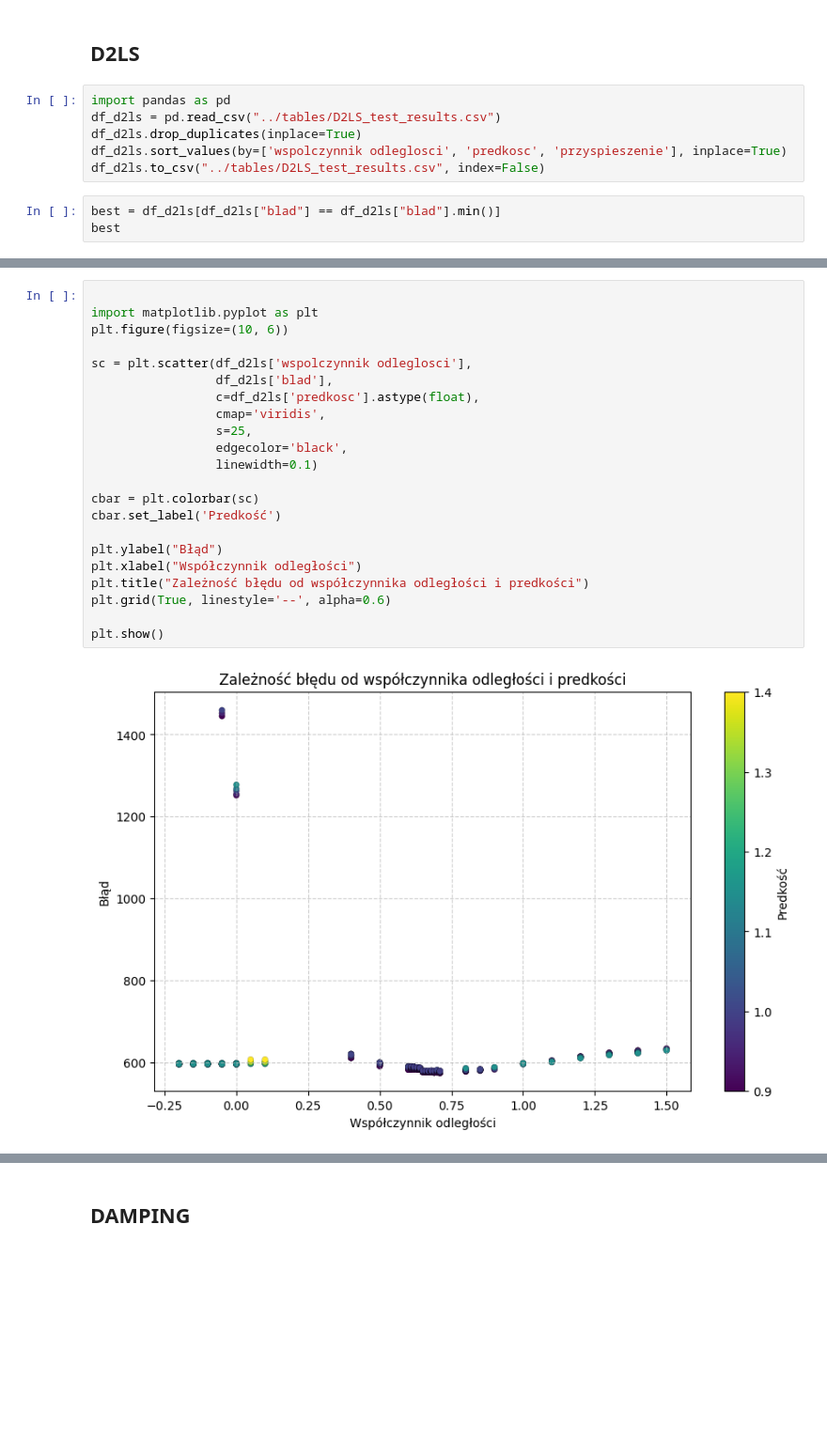
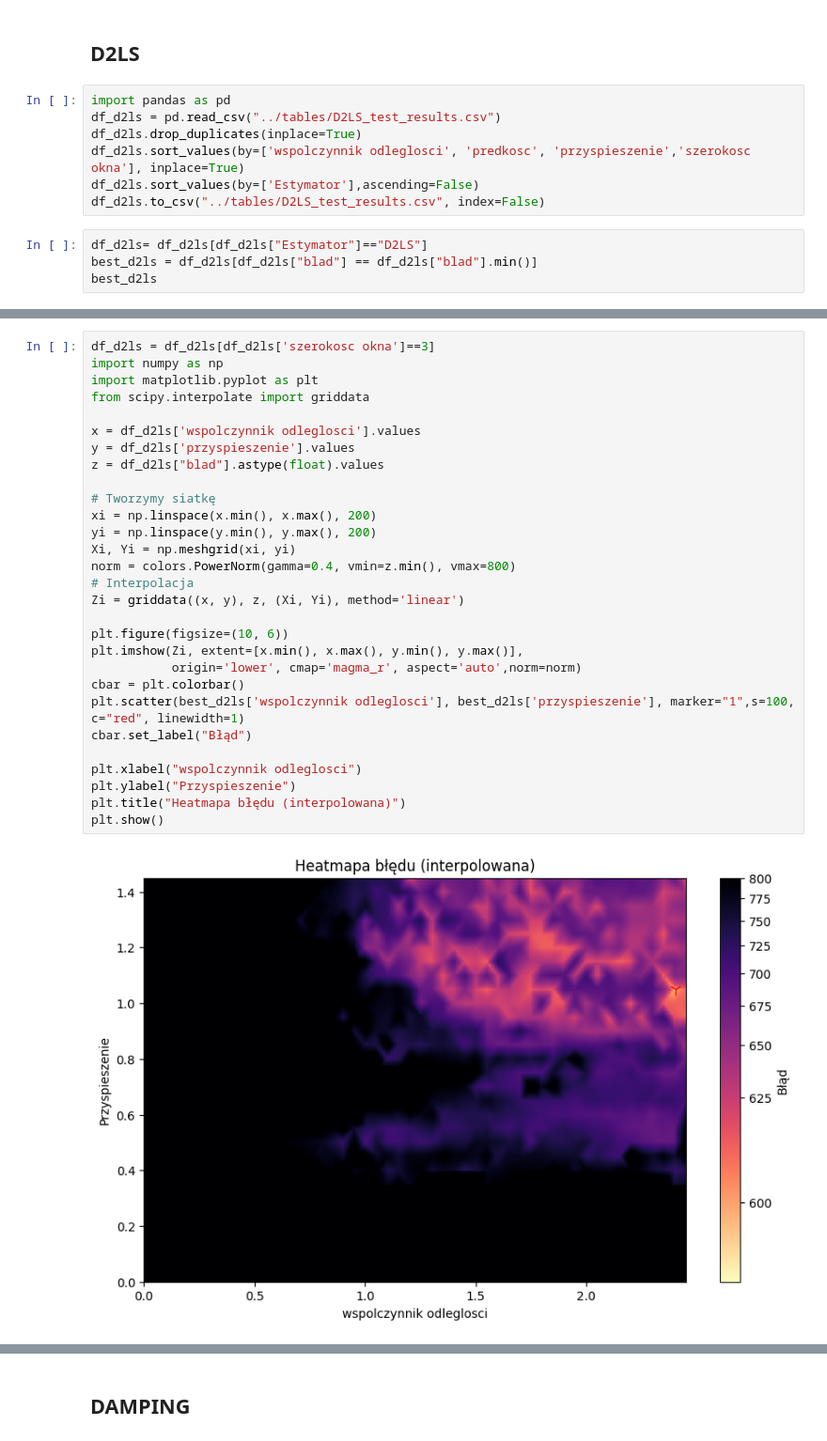
Before and after one commit to Korius668/BLE_Indoor_localization, a Jupyter notebook: notebooks/najlepsze_parametry.ipynb, the cells around one changed output, grey strips where cells are left out. Shown at 94% size. Cells and saved outputs as stored; diff of their text form; blank space fills up the shorter version.

```diff
--- a/notebooks/najlepsze_parametry.ipynb
+++ b/notebooks/najlepsze_parametry.ipynb
@@ -97,9 +145,11 @@ plt.show()
 import pandas as pd
 df_d2ls = pd.read_csv("../tables/D2LS_test_results.csv")
 df_d2ls.drop_duplicates(inplace=True)
-df_d2ls.sort_values(by=['wspolczynnik odleglosci', 'predkosc', 'przyspieszenie'], inplace=True)
+df_d2ls.sort_values(by=['wspolczynnik odleglosci', 'predkosc', 'przyspieszenie','szerokosc okna'], inplace=True)
+df_d2ls.sort_values(by=['Estymator'],ascending=False)
 df_d2ls.to_csv("../tables/D2LS_test_results.csv", index=False)
 # %%
-best = df_d2ls[df_d2ls["blad"] == df_d2ls["blad"].min()]
-best
+df_d2ls= df_d2ls[df_d2ls["Estymator"]=="D2LS"]
+best_d2ls = df_d2ls[df_d2ls["blad"] == df_d2ls["blad"].min()]
+best_d2ls
 # %% [output]
@@ -108,24 +158,31 @@ best
 # %%
+df_d2ls = df_d2ls[df_d2ls['szerokosc okna']==3]
+import numpy as np
+import matplotlib.pyplot as plt
+from scipy.interpolate import griddata
 
-import matplotlib.pyplot as plt
+x = df_d2ls['wspolczynnik odleglosci'].values
+y = df_d2ls['przyspieszenie'].values
+z = df_d2ls["blad"].astype(float).values
+
+# Tworzymy siatkę
+xi = np.linspace(x.min(), x.max(), 200)
+yi = np.linspace(y.min(), y.max(), 200)
+Xi, Yi = np.meshgrid(xi, yi)
+norm = colors.PowerNorm(gamma=0.4, vmin=z.min(), vmax=800)
+# Interpolacja
+Zi = griddata((x, y), z, (Xi, Yi), method='linear')
+
 plt.figure(figsize=(10, 6))
+plt.imshow(Zi, extent=[x.min(), x.max(), y.min(), y.max()],
+           origin='lower', cmap='magma_r', aspect='auto',norm=norm)
+cbar = plt.colorbar()
+plt.scatter(best_d2ls['wspolczynnik odleglosci'], best_d2ls['przyspieszenie'], marker="1",s=100, c="red", linewidth=1)
+cbar.set_label("Błąd")
 
-sc = plt.scatter(df_d2ls['wspolczynnik odleglosci'],
-                 df_d2ls['blad'],
-                 c=df_d2ls['predkosc'].astype(float),
-                 cmap='viridis',
-                 s=25,
-                 edgecolor='black',
-                 linewidth=0.1)
-
-cbar = plt.colorbar(sc)
-cbar.set_label('Predkość')
-
-plt.ylabel("Błąd")
-plt.xlabel("Współczynnik odległości")
-plt.title("Zależność błędu od współczynnika odległości i predkości")
-plt.grid(True, linestyle='--', alpha=0.6)
-
+plt.xlabel("wspolczynnik odleglosci")
+plt.ylabel("Przyspieszenie")
+plt.title("Heatmapa błędu (interpolowana)")
 plt.show()
 # %% [output]
-[figure, old version]
+[figure, new version]
```
Also changed, not shown: parts of 26 cells of this notebook, 12 other files.
